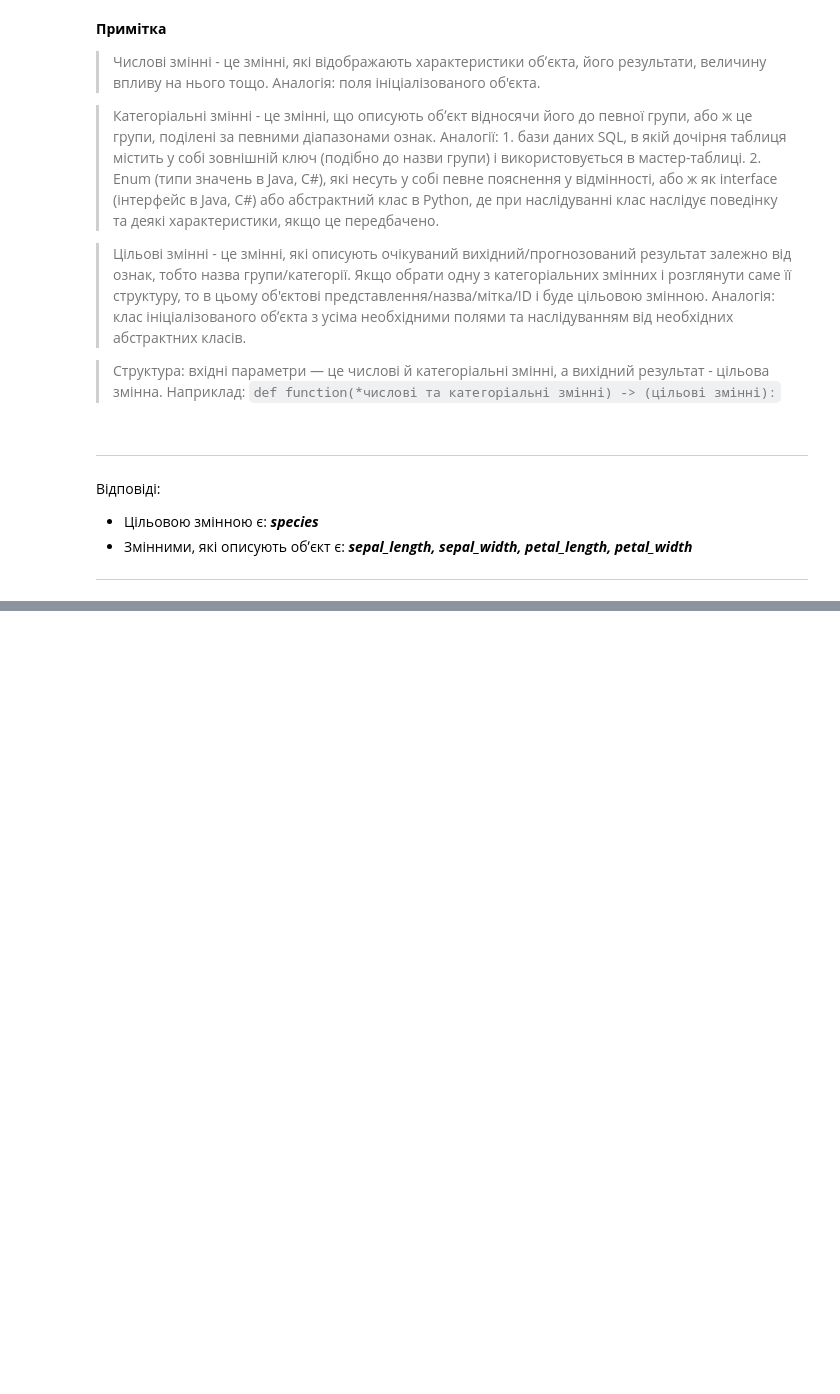
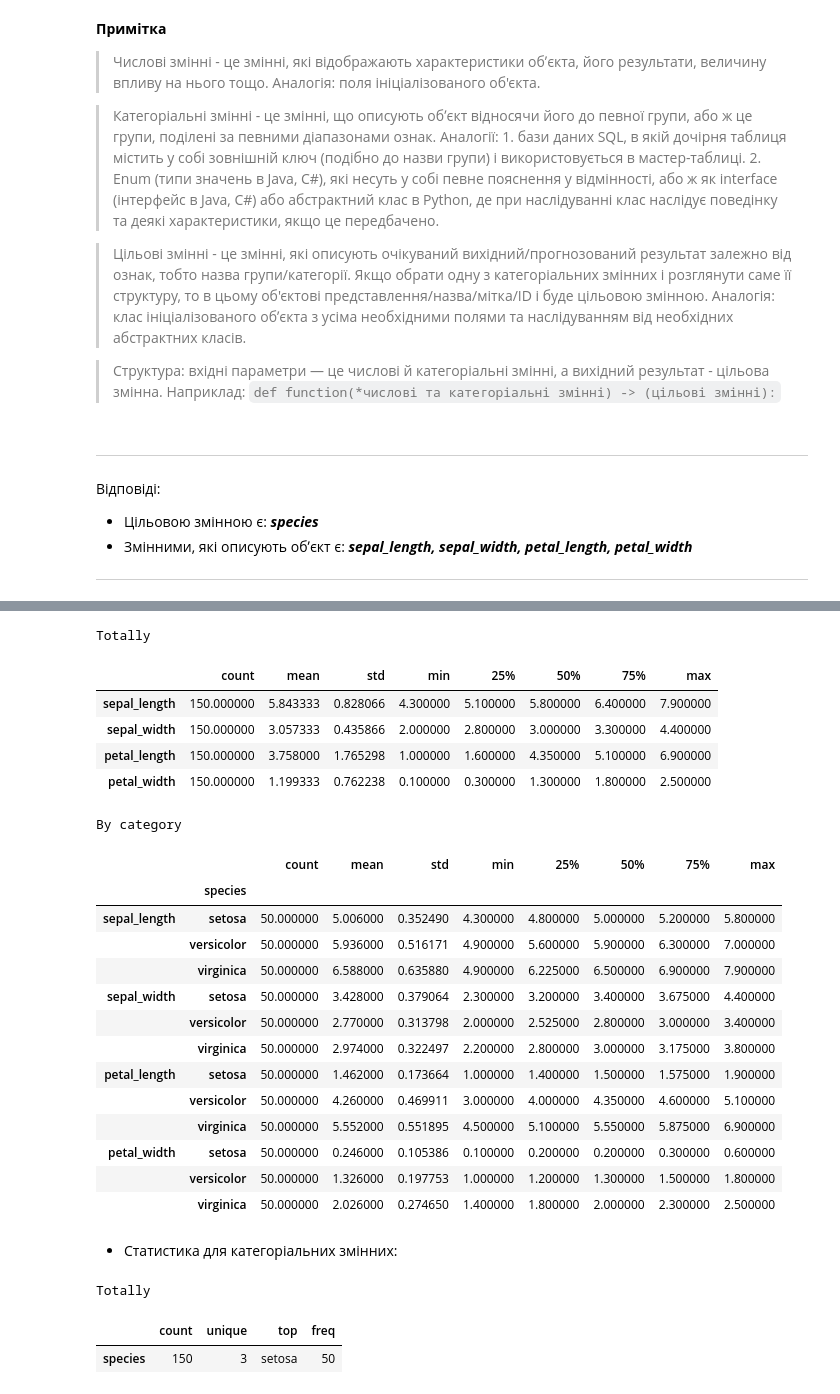
Before and after one commit to BogdanPinchuk/DataScience-PBY_HW9, a Jupyter notebook: Bohdan_Pinchuk_DS_HW9.ipynb, the cells around one changed output, grey strips where cells are left out. Drawn from its saved outputs; the diff is of its cells as text; code cells hidden in the pictures; blank space fills up the shorter version.

````diff
--- a/Bohdan_Pinchuk_DS_HW9.ipynb
+++ b/Bohdan_Pinchuk_DS_HW9.ipynb
@@ -408,2 +403,55 @@ False
 * Обробка пропущених значень: _На мою думку, пропущенні значення опрацьовуються залежно від їх цінності. Якщо обʼєктів у достатній кількості, а пропущених значень доволі мало та вимагається просто проглянути загальну картину без подальшого їх використання, то достатньо просто вилучити ці значення із таблиці ```dropna()```. Якщо ж обʼєктів мало, або якщо вони є критичними, тоді можна проаналізувати ознаку цієї колонки, якщо вона не є критичною і в цій колонці значна частина має пропуски, то замість видалення обʼєктів можна вилучити цю колонку ```drop(columns=['col_1',..., 'col_n'])```. Якщо ж сам обʼєкт загалом має багато пропусків, особливо по критичних ознаках, а також щоб він не вносив "шуму" в аналіз даних, то можна вилучити саме цей обʼєкт базуючись на критичних колонках ```dropna(subset=['col_1',..., 'col_n'])``` або на мінімальній кількості заповнених ознак ```dropna(thresh=n_existed_values)```. Якщо ж нвм критично необхідно заповнити декілька значень, то залежно від типу ознаки її смислу можна скористатися модою (найбільша частота), медіаною (центральне значення у відсортованому списку), середнім значенням (математичне очікування) тощо._
 ---
+# %%
+# 4. Описова статистика
+
+import numpy as np
+
+# Input data
+contrast_level = 0.25
+
+# Solution
+data_num_type_df = iris.select_dtypes(include=np.number)
+data_cat_type_df = iris.select_dtypes(exclude=np.number)
+
+display(Markdown(f"""
+### 4. Описова статистика
+"""))
+
+display(Markdown(f"""
+---
+* Статистика для числових змінних:
+"""), data_num_type_df.describe().T.style.set_caption("Totally"),
+        iris.groupby(['species']).describe().T.stack().unstack(level=1).style.set_caption("By category"))
+
+display(Markdown(f"""
+* Статистика для категоріальних змінних:
+"""), data_cat_type_df.describe().T.style.set_caption("Totally"))
+
+
+# Note. I used the "optical" contrast definition
+def contrast(val1: np.number, val2: np.number) -> float:
+    """
+    Contrast between 2 values
+    :param val1: first value
+    :param val2: second value
+    :return: result between 0 and 1
+    """
+    return abs(val1 - val2) / abs(val1 + val2) if (val1 + val2) != 0 else 0
+
+
+sorted_data_num_type_df = data_num_type_df.mean().sort_values()
+max_contrast = max([contrast(sorted_data_num_type_df.iloc[i], sorted_data_num_type_df.iloc[i + 1])
+                    for i in range(len(sorted_data_num_type_df) - 1)])
+
+display(Markdown(f"""
+---
+Відповіді:
+* Ознака з найбільшим середнім значенням: _**{data_num_type_df.mean().idxmax()}**_
+* Оцінка відмінностей:
+\n\tСильні відмінності між ознаками за дисперсією: _**{'є' if max_contrast >= contrast_level else 'немає'}**_
+\n\tМаксимальна відмінність між ознаками (упорядкованими за дисперсією): _**{max_contrast:.2%}**_
+\n\tОзнака з найбільшою дисперсією (розкидом значень): _**{data_num_type_df.std().idxmax()}**_
+---
+"""))
+# %% [output]
@@ -409,0 +463,26 @@ False
+Totally
+|  | count | mean | std | min | 25% | 50% | 75% | max |
+| sepal_length | 150.000000 | 5.843333 | 0.828066 | 4.300000 | 5.100000 | 5.800000 | 6.400000 | 7.900000 |
+| sepal_width | 150.000000 | 3.057333 | 0.435866 | 2.000000 | 2.800000 | 3.000000 | 3.300000 | 4.400000 |
+| petal_length | 150.000000 | 3.758000 | 1.765298 | 1.000000 | 1.600000 | 4.350000 | 5.100000 | 6.900000 |
+| petal_width | 150.000000 | 1.199333 | 0.762238 | 0.100000 | 0.300000 | 1.300000 | 1.800000 | 2.500000 |
+By category
+|  |  | count | mean | std | min | 25% | 50% | 75% | max |
+|  | species |  |  |  |  |  |  |  |  |
+| sepal_length | setosa | 50.000000 | 5.006000 | 0.352490 | 4.300000 | 4.800000 | 5.000000 | 5.200000 | 5.800000 |
+|  | versicolor | 50.000000 | 5.936000 | 0.516171 | 4.900000 | 5.600000 | 5.900000 | 6.300000 | 7.000000 |
+|  | virginica | 50.000000 | 6.588000 | 0.635880 | 4.900000 | 6.225000 | 6.500000 | 6.900000 | 7.900000 |
+| sepal_width | setosa | 50.000000 | 3.428000 | 0.379064 | 2.300000 | 3.200000 | 3.400000 | 3.675000 | 4.400000 |
+|  | versicolor | 50.000000 | 2.770000 | 0.313798 | 2.000000 | 2.525000 | 2.800000 | 3.000000 | 3.400000 |
+|  | virginica | 50.000000 | 2.974000 | 0.322497 | 2.200000 | 2.800000 | 3.000000 | 3.175000 | 3.800000 |
+| petal_length | setosa | 50.000000 | 1.462000 | 0.173664 | 1.000000 | 1.400000 | 1.500000 | 1.575000 | 1.900000 |
+|  | versicolor | 50.000000 | 4.260000 | 0.469911 | 3.000000 | 4.000000 | 4.350000 | 4.600000 | 5.100000 |
+|  | virginica | 50.000000 | 5.552000 | 0.551895 | 4.500000 | 5.100000 | 5.550000 | 5.875000 | 6.900000 |
+| petal_width | setosa | 50.000000 | 0.246000 | 0.105386 | 0.100000 | 0.200000 | 0.200000 | 0.300000 | 0.600000 |
+|  | versicolor | 50.000000 | 1.326000 | 0.197753 | 1.000000 | 1.200000 | 1.300000 | 1.500000 | 1.800000 |
+|  | virginica | 50.000000 | 2.026000 | 0.274650 | 1.400000 | 1.800000 | 2.000000 | 2.300000 | 2.500000 |
+
+* Статистика для категоріальних змінних:
+Totally
+|  | count | unique | top | freq |
+| species | 150 | 3 | setosa | 50 |
````
Also changed, not shown: parts of 3 cells of this notebook.
